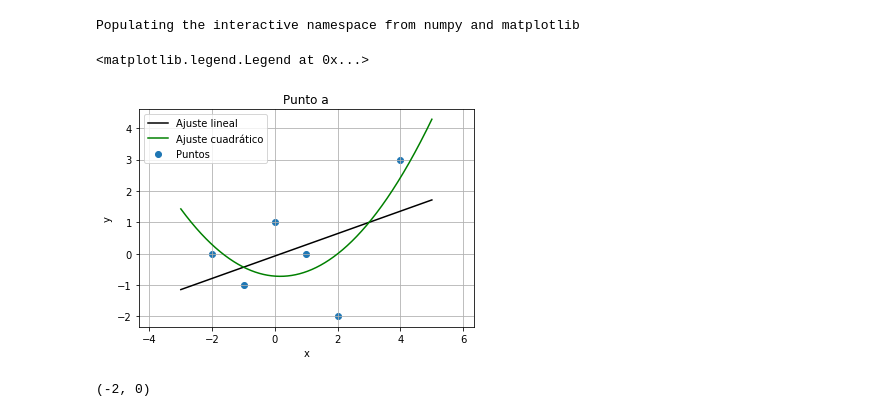
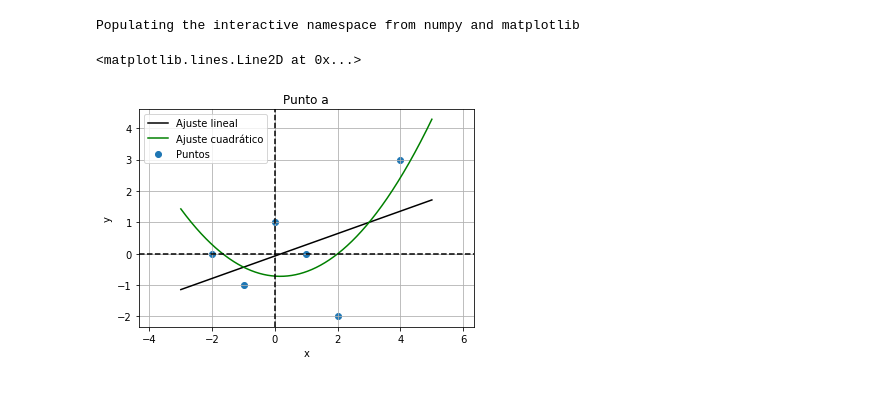
Before and after one commit to mvgarcia/Trabajos-2018, a Jupyter notebook: Gráfica ajustes.ipynb, the cells around one changed output. Drawn from its saved outputs; the diff is of its cells as text; code cells hidden in the pictures.

```diff
--- a/Gráfica ajustes.ipynb
+++ b/Gráfica ajustes.ipynb
@@ -1,24 +6,20 @@
 # %%
-import numpy as np
-%pylab inline
 x=np.array([(-2,0),(-1,-1),(0,1),(1,0),(2,-2),(4,3)])
 scatter(x[:,0],x[:,1])
 n=linspace(-3,5,1000)
 lin=(5*n/14)-1/14
 cuad=(((3*n**2)/14)-(n/14)-5/7)
 plot(n,lin,color="k")
 plot (n,cuad, color="g")
 axis("equal")
 grid(True)
 ylabel("y")
 xlabel("x")
 title("Punto a")
 legend(("Ajuste lineal","Ajuste cuadrático","Puntos"))
+axvline(0,0,1,linestyle='--',color='k')
+axhline(0,0,1,linestyle='--',color='k')
 # %% [output]
 Populating the interactive namespace from numpy and matplotlib
-<matplotlib.legend.Legend at 0x...>
+<matplotlib.lines.Line2D at 0x...>
-[figure, old version]
+[figure, new version]
-# %%
-x[0][:]
-# %% [output]
-(-2, 0)
```
Also changed, not shown: parts of 2 cells of this notebook.
